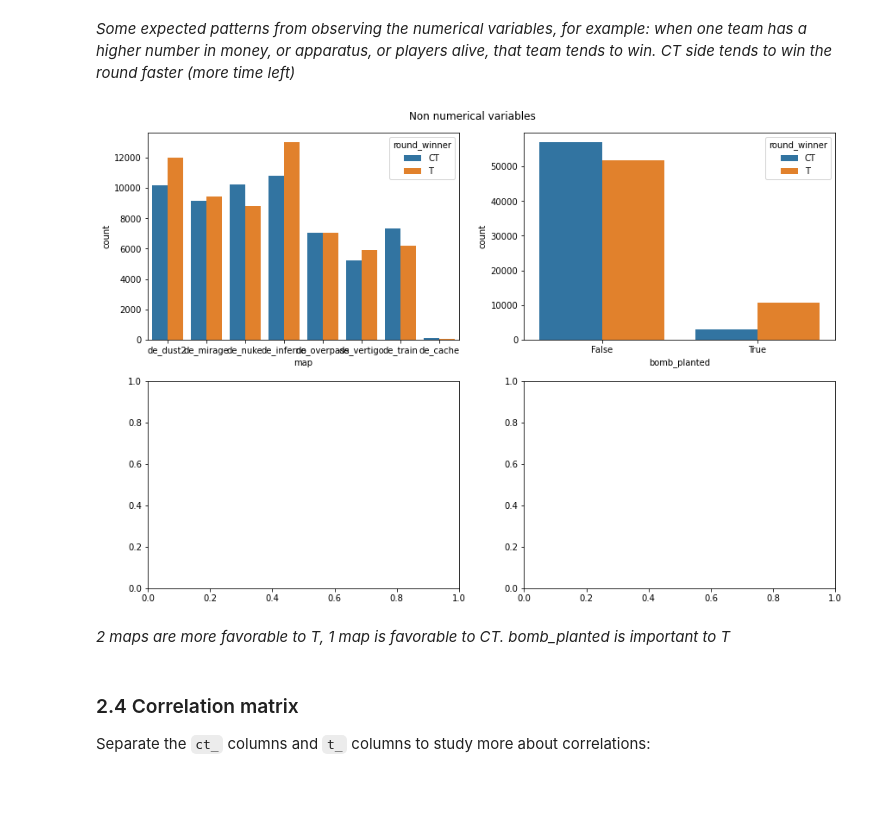
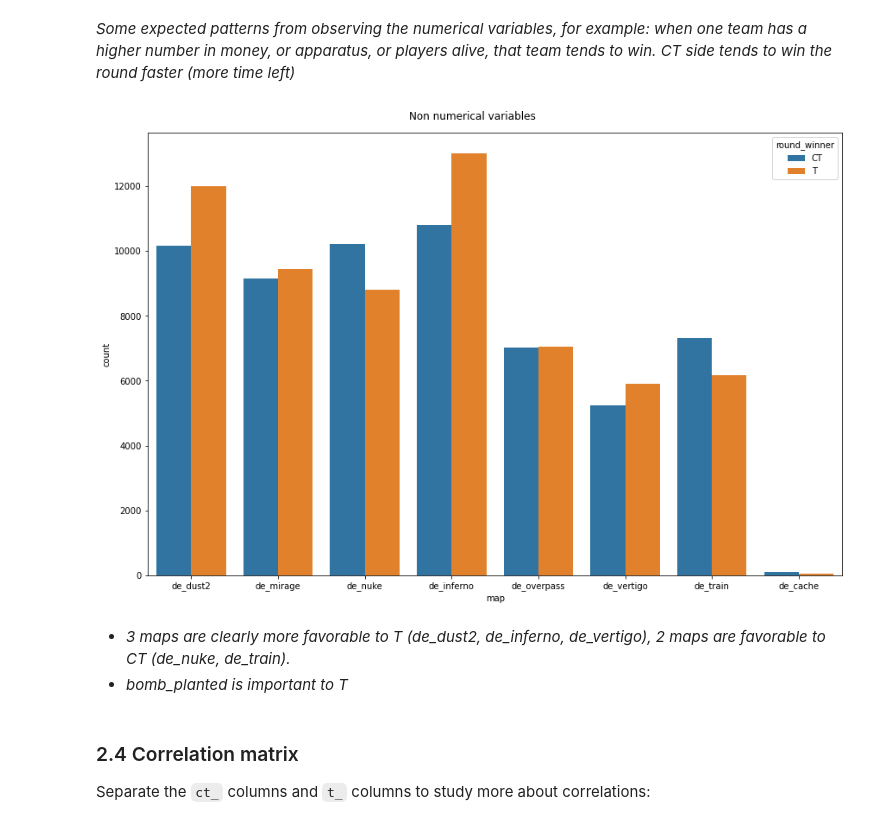
Before and after one commit to Saralytics/CS_GO_winner_prediction, a Jupyter notebook: FightTerrorism.ipynb, the cells around one changed output. Saved outputs shown, nothing was run; the diff lists cells and outputs as text; code cells hidden in the pictures; blank space fills up the shorter version.

```diff
--- a/FightTerrorism.ipynb
+++ b/FightTerrorism.ipynb
@@ -166,28 +166,29 @@ CT side tends to win the round faster (more time left)*
 # %%
 # Bar chart for non-numerical columns
 
-fig, axs = plt.subplots(2,2,constrained_layout=True)
+fig, axs = plt.subplots(constrained_layout=True)
 fig.set_size_inches(12, 8)
 fig.suptitle('Non numerical variables')
 
 sns.countplot(
         data=df_entire,
         x='map',
         hue="round_winner",
-        ax=axs[0][0],
+#         ax=axs[0][0],
     )
 
-sns.countplot(
-        data=df_entire,
-        x='bomb_planted',
-        hue="round_winner",
-        ax=axs[0][1],
-    )
+# sns.countplot(
+#         data=df_entire,
+#         x='bomb_planted',
+#         hue="round_winner",
+#         ax=axs[0][1],
+#     )
 plt.show()
 # %% [output]
-[figure, old version]
+[figure, new version]
 # %% [markdown]
-*2 maps are more favorable to T, 1 map is favorable to CT. bomb_planted is important to T*
+* *3 maps are clearly more favorable to T (de_dust2, de_inferno, de_vertigo), 2 maps are favorable to CT (de_nuke, de_train).*
+* *bomb_planted is important to T*
 # %% [markdown]
 ### 2.4 Correlation matrix
 
```
Also changed, not shown: parts of 24 cells of this notebook.
